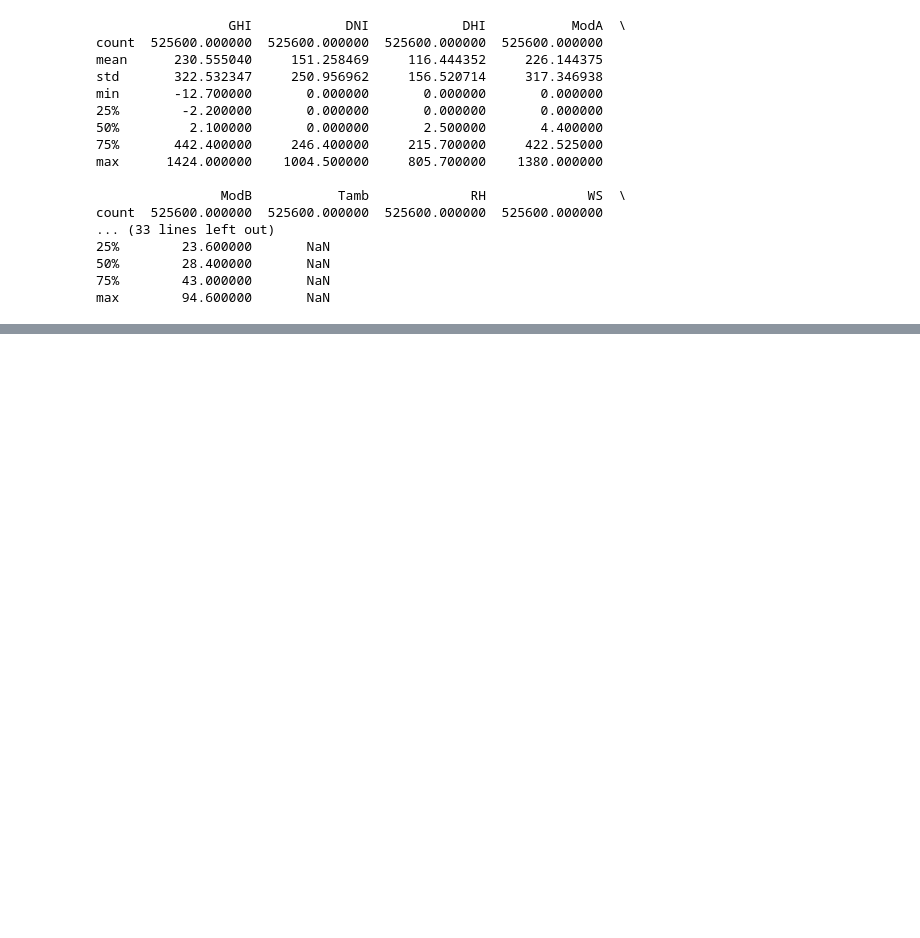
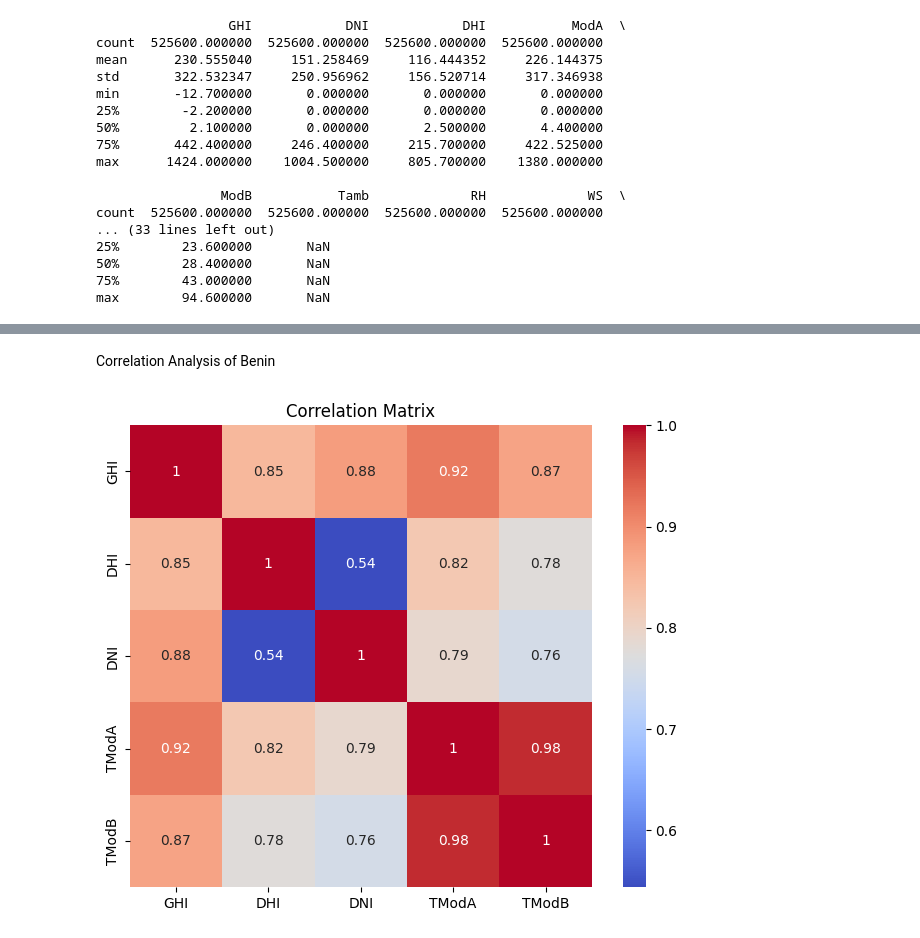
Before and after one commit to josh874/Kifiya-AIM-Week--0, a Jupyter notebook: notebooks/EDA Analysis.ipynb, the cells around one changed output, grey strips where cells are left out. Saved outputs shown, nothing was run; the diff lists cells and outputs as text; code cells hidden in the pictures; blank space fills up the shorter version.

```diff
--- a/notebooks/EDA Analysis.ipynb
+++ b/notebooks/EDA Analysis.ipynb
@@ -177,0 +307,15 @@ max        94.600000       NaN
+# %% [markdown]
+Correlation Analysis of Benin
+# %%
+solar_columns = ['GHI', 'DHI', 'DNI']
+temperature_columns = ['TModA', 'TModB']
+selected_data = benin[solar_columns + temperature_columns]
+
+correlation_matrix = selected_data.corr()
+
+plt.figure(figsize=(8, 6))
+sns.heatmap(correlation_matrix, annot=True, cmap='coolwarm', square=True)
+plt.title('Correlation Matrix')
+plt.show()
+# %% [output]
+[figure, added]
```
Also changed, not shown: parts of 28 cells of this notebook.
